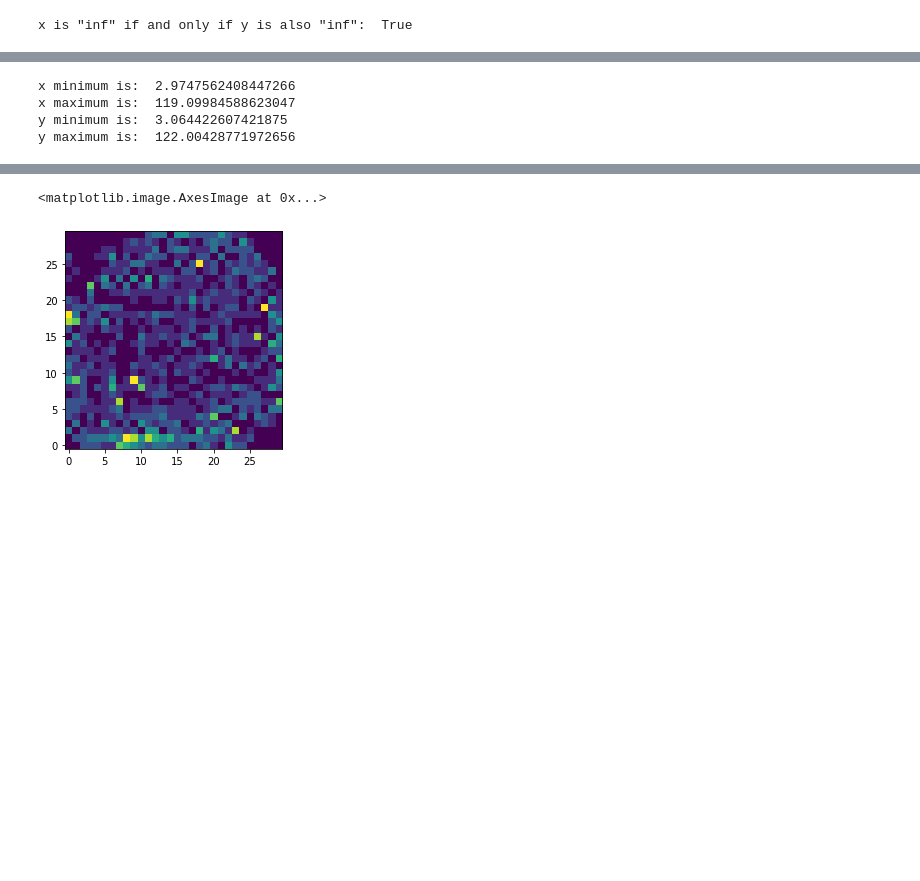
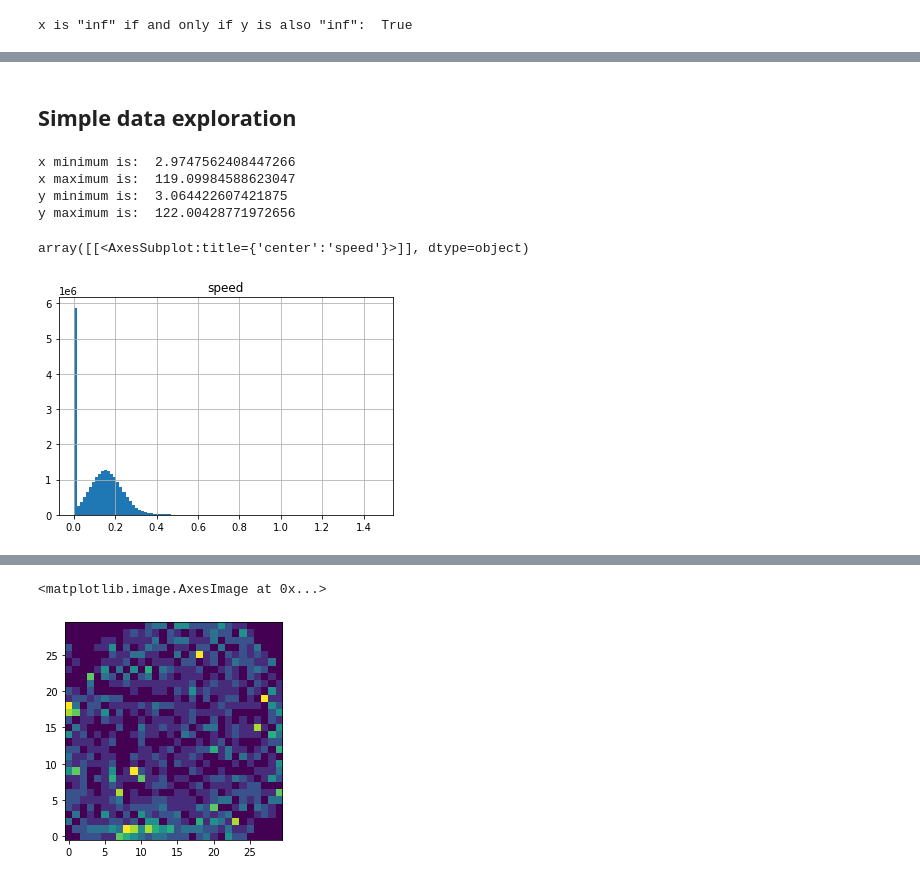
Before and after one commit to Mark-Bugden/Fish-Physics, a Jupyter notebook: Cleaning Data/1024 sunbleak/Cleaning 1024 sunbleak.ipynb, the cells around one changed output, grey strips where cells are left out. Drawn from its saved outputs; the diff is of its cells as text; code cells hidden in the pictures; blank space fills up the shorter version.

```diff
--- a/Cleaning Data/1024 sunbleak/Cleaning 1024 sunbleak.ipynb
+++ b/Cleaning Data/1024 sunbleak/Cleaning 1024 sunbleak.ipynb
@@ -151,0 +150,21 @@ dtype: float64
+# %%
+# This cell extracts the velocities of the fish.
+
+
+# The velocity is the difference between the next frame and the current frame.
+
+# Create a new column, 'vx', which is the difference between the x column shifted by 1 and the x column
+df['vx'] = df['x'].shift(-1) - df['x']
+
+# Do the same thing for y
+df['vy'] = df['y'].shift(-1) - df['y']
+
+
+
+# The last row for each fish will be invalid since the velocities will have been calculated as the difference between their position and the position of another fish.
+# We will set it to NaN. First get the (multi)indices of the last frames for each fish and store it in ind.
+# Then for each (multi)index in ind, set the vx and vy columns to nan
+
+inds = df.groupby(level=0).tail(1).index.tolist()
+for pair in inds:
+    df.loc[pair, ('vx', 'vy')] = (np.nan, np.nan)
@@ -152,3 +238,5 @@ dtype: float64
+# %% [markdown]
+## Simple data exploration
 # %%
 # The maximum and minimum ranges for the x and y values are:
 
@@ -168,3 +256,9 @@ x minimum is:  2.9747562408447266
 x maximum is:  119.09984588623047
 y minimum is:  3.064422607421875
 y maximum is:  122.00428771972656
+# %%
+# We can look at the distribution of speeds
+df.hist(column='speed', bins=100)
+# %% [output]
+array([[<AxesSubplot:title={'center':'speed'}>]], dtype=object)
+[figure, added]
```
Also changed, not shown: parts of 25 cells of this notebook.
